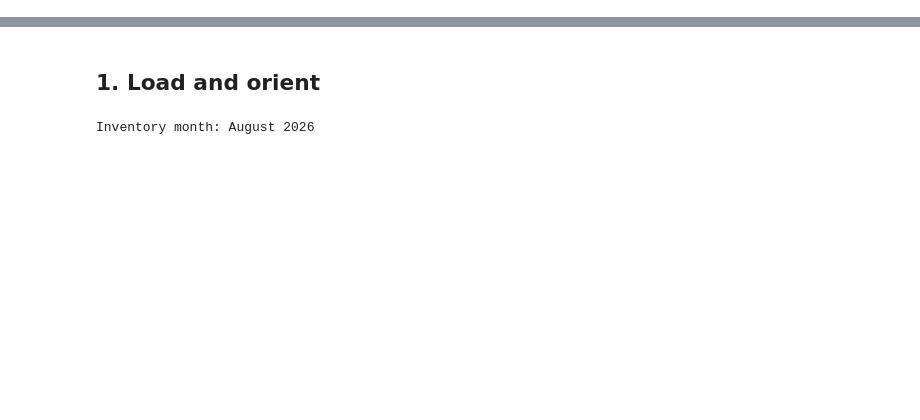
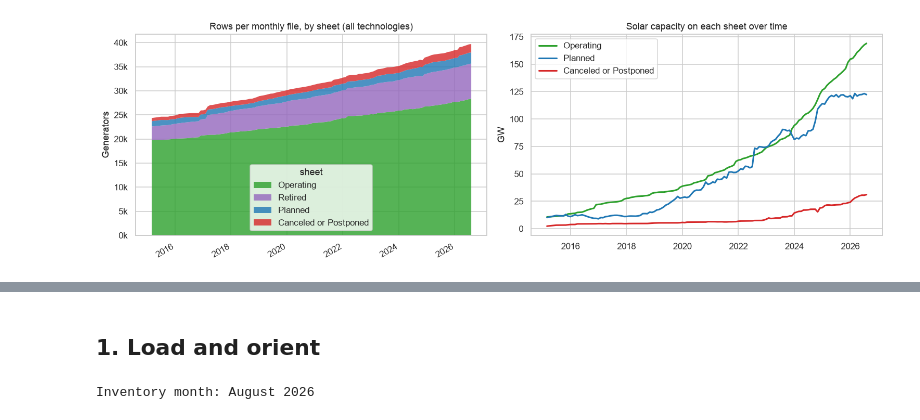
Before and after one commit to franzclarin/solar-commissioning-tracker, a Jupyter notebook: data_discovery/EDA.ipynb, the cells around one changed output, grey strips where cells are left out. Cells and saved outputs as stored; diff of their text form; code cells hidden in the pictures; blank space fills up the shorter version.

```diff
--- a/data_discovery/EDA.ipynb
+++ b/data_discovery/EDA.ipynb
@@ -118,3 +126,9 @@ STATUS_COLORS = dict(zip(PLANNED_STATUS_ORDER, sns.color_palette("YlGnBu", len(P
 GROUP_COLORS = {"Planned": "#1f77b4", "Operating": "#2ca02c", "Canceled": "#d62728"}
 
 RAW = Path("data/raw/august_generator2026.xlsx")
+SNAPSHOT = Path("data/processed/generator_snapshot.parquet")
+SCHEMA = Path("data/processed/schema_by_month.csv")
+
+# Outcome analyses (did promised MW arrive?) only use cohorts up to this month.
+# 2022 is the validation year and 2023–2024 the locked test set (see CLAUDE.md), so keep them unseen here.
+DEV_COHORT_END = pd.Timestamp("2021-12-01")
@@ -120,0 +141,15 @@ RAW = Path("data/raw/august_generator2026.xlsx")
+# %%
+snap = pd.read_parquet(SNAPSHOT)
+snap["sheet"] = snap["sheet"].astype(str)
+months = pd.DatetimeIndex(sorted(snap.inventory_month.unique()))
+expected = pd.date_range(months.min(), months.max(), freq="MS")
+raw_files = sorted(Path("data/raw").glob("*_generator*.xlsx"))
+
+print(f"Workbooks:        {len(raw_files)} files, {sum(f.stat().st_size for f in raw_files)/1e9:.2f} GB on disk")
+print(f"Stacked table:    {len(snap):,} rows x {snap.shape[1]} columns  "
+      f"(parquet {SNAPSHOT.stat().st_size/1e6:.0f} MB, in memory {snap.memory_usage(deep=True).sum()/1e9:.2f} GB)")
+print(f"Inventory months: {len(months)}  ({months.min():%b %Y} – {months.max():%b %Y})")
+print(f"Gaps in range:    {[f'{m:%b %Y}' for m in expected.difference(months)] or 'none'}")
+print(f"Duplicate (month, sheet, plant, generator) keys: {snap.duplicated(['inventory_month','sheet','plant_id','generator_id']).sum()}")
+snap.groupby("sheet").agg(rows=("plant_id", "size"), months=("inventory_month", "nunique"),
+                         first=("inventory_month", "min"), last=("inventory_month", "max"))
@@ -120,0 +168,15 @@ RAW = Path("data/raw/august_generator2026.xlsx")
+# %%
+by_sheet = snap.groupby(["inventory_month", "sheet"]).size().unstack().reindex(columns=["Operating", "Retired", "Planned", "Canceled or Postponed"])
+sun_mw = (snap[snap.energy_source_code.astype(str).eq("SUN")]
+          .groupby(["inventory_month", "sheet"]).capacity_mw.sum().unstack() / 1e3)
+
+fig, axes = plt.subplots(1, 2, figsize=(14, 4.5))
+by_sheet.plot.area(ax=axes[0], color=["#2ca02c", "#9467bd", "#1f77b4", "#d62728"], alpha=.8, lw=0)
+axes[0].set_title("Rows per monthly file, by sheet (all technologies)"); axes[0].set_ylabel("Generators"); axes[0].set_xlabel("")
+axes[0].yaxis.set_major_formatter(mtick.FuncFormatter(lambda v, _: f"{v/1e3:.0f}k"))
+for col, color in [("Operating", "#2ca02c"), ("Planned", "#1f77b4"), ("Canceled or Postponed", "#d62728")]:
+    axes[1].plot(sun_mw.index, sun_mw[col], color=color, lw=2, label=col)
+axes[1].set_title("Solar capacity on each sheet over time"); axes[1].set_ylabel("GW"); axes[1].legend()
+plt.tight_layout(); plt.show()
+# %% [output]
+[figure, added]
```
Also changed, not shown: parts of 39 cells of this notebook, 7 other files.
